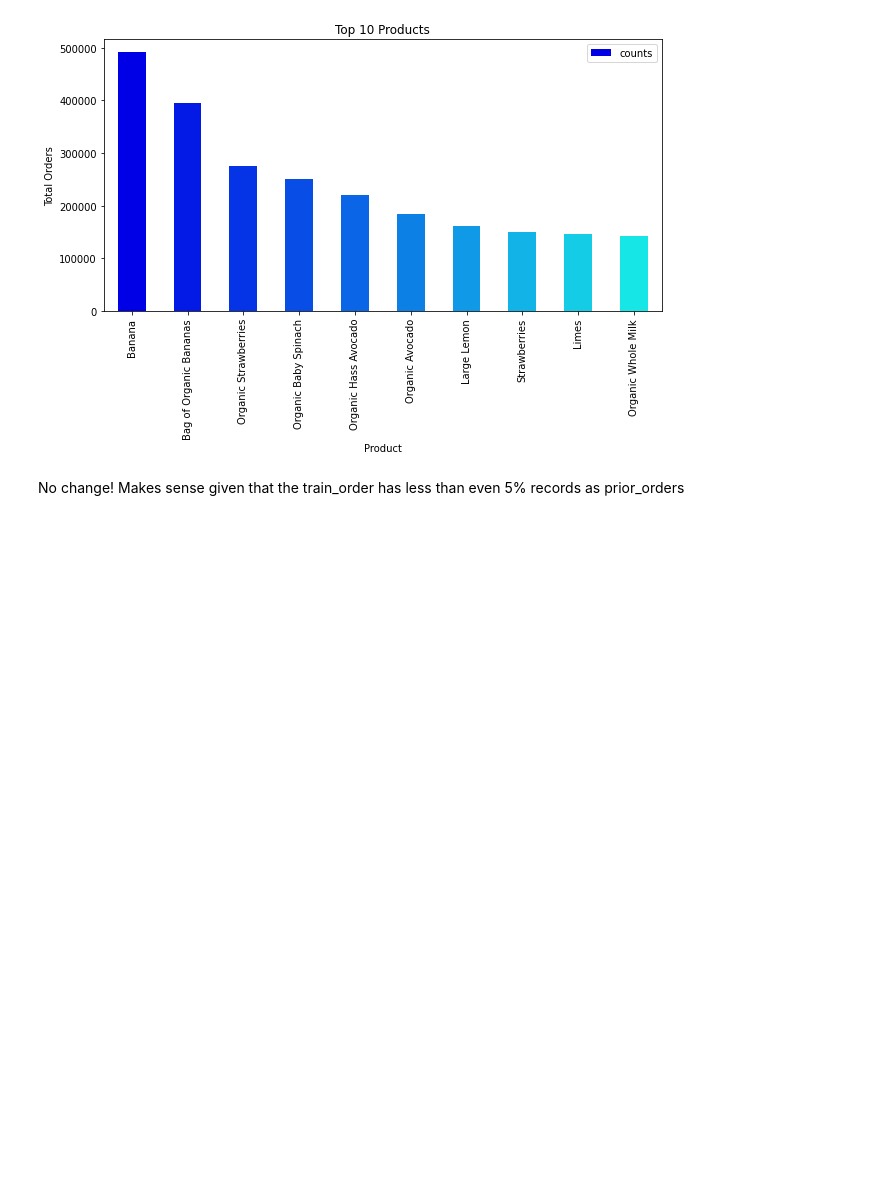
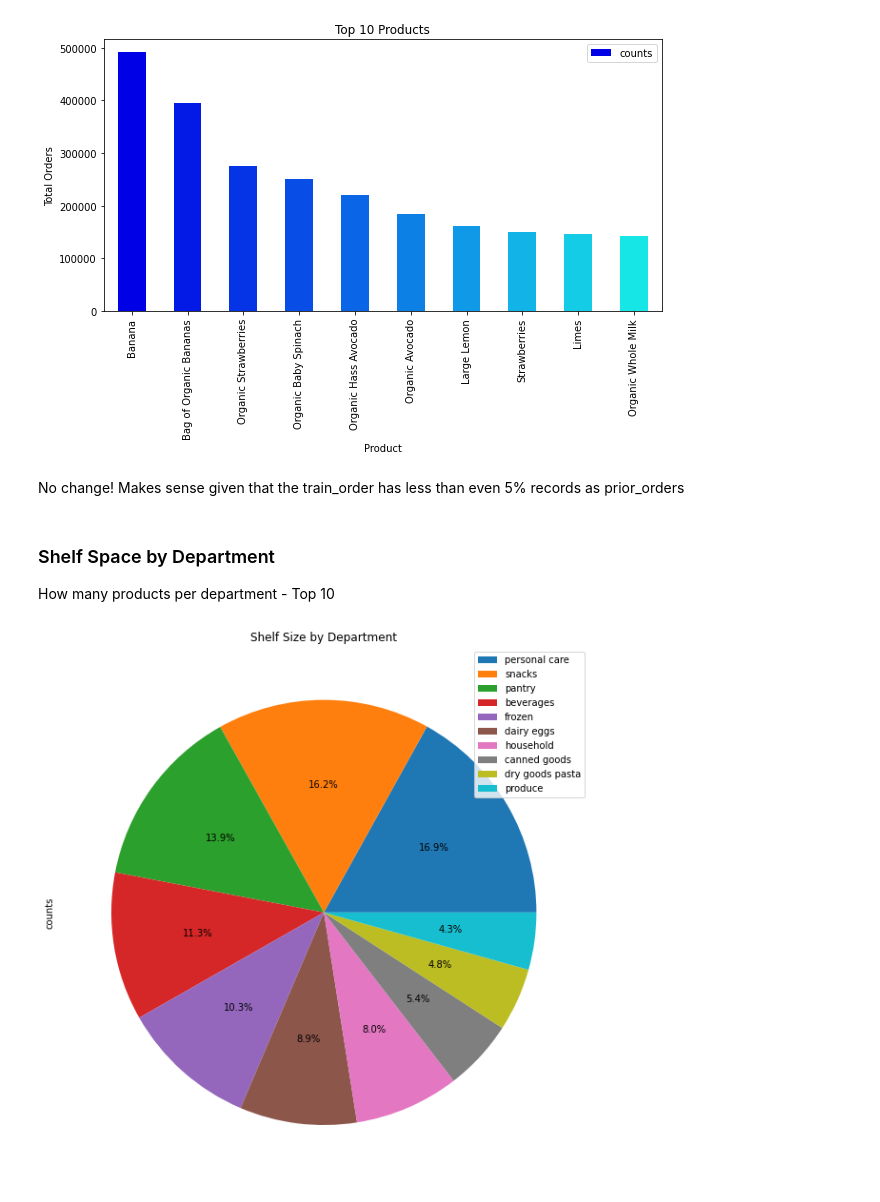
Before and after one commit to suvigyajain0101/RecSys, a Jupyter notebook: MarketBasketAnalysis/MarketBasketAnalysis.ipynb, the cells around one changed output. Drawn from its saved outputs; the diff is of its cells as text; code cells hidden in the pictures; blank space fills up the shorter version.

```diff
--- a/MarketBasketAnalysis/MarketBasketAnalysis.ipynb
+++ b/MarketBasketAnalysis/MarketBasketAnalysis.ipynb
@@ -252,3 +252,25 @@ top10prodsname_df.plot(kind='bar',x='product_name',y='counts', stacked = True,ti
 [figure]
 # %% [markdown]
 No change! Makes sense given that the train_order has less than even 5% records as prior_orders
+# %% [markdown]
+### Shelf Space by Department
+
+How many products per department - Top 10
+# %%
+# Merge products and departments
+prod_per_dept = products[['product_id', 'department_id']].merge(departments, on='department_id',how='left')
+
+# Group by Department and count products
+prod_per_dept_grouped = prod_per_dept.groupby('department')['product_id'].count()\
+                                     .rename_axis('department')\
+                                     .reset_index(name='counts')\
+                                     .sort_values('counts', ascending=False)\
+                                     .iloc[0:10,:]
+
+# Set index
+prod_per_dept_grouped.set_index('department', inplace=True)
+
+# Plot pie chart
+prod_per_dept_grouped.plot.pie(title = 'Shelf Size by Department', y='counts', autopct='%1.1f%%',figsize=(10, 20), labeldistance=None);
+# %% [output]
+[figure, added]
```
